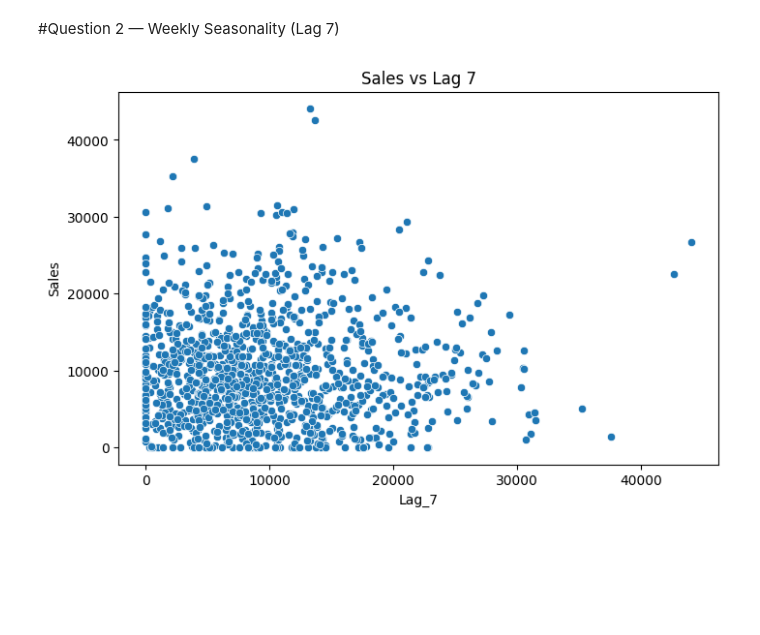
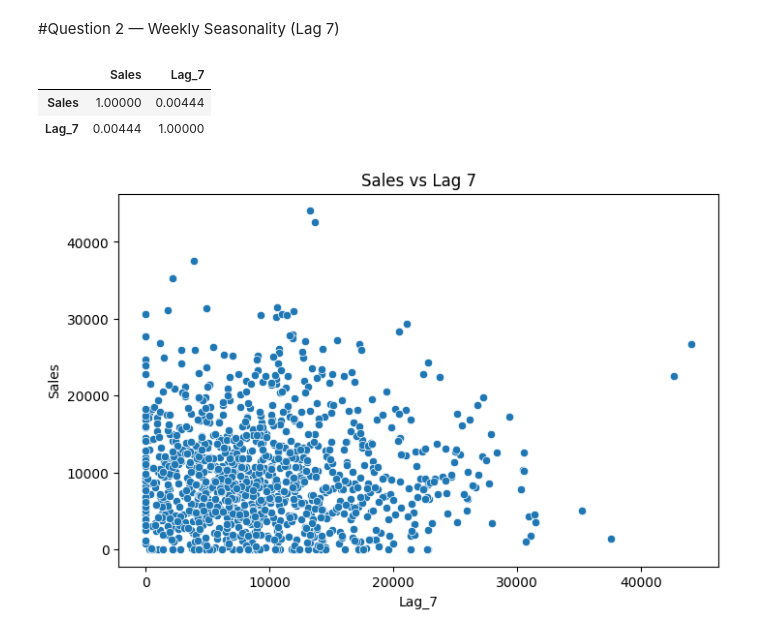
Before and after one commit to elvispreakerebi/ml-pipeline-formative-1, a Jupyter notebook: Copy_of_Welcome_To_Colab.ipynb, the cells around one changed output. Cells and saved outputs as stored; diff of their text form; code cells hidden in the pictures; blank space fills up the shorter version.

```diff
--- a/Copy_of_Welcome_To_Colab.ipynb
+++ b/Copy_of_Welcome_To_Colab.ipynb
@@ -146,4 +147,13 @@ plt.show()
 [figure]
 # %% [markdown]
 #Question 2 — Weekly Seasonality (Lag 7)
+# %%
+daily_df['Lag_7'] = daily_df['Sales'].shift(7)
+
+correlation_lag7 = daily_df[['Sales','Lag_7']].corr()
+correlation_lag7
+# %% [output]
+|  | Sales | Lag_7 |
+| Sales | 1.00000 | 0.00444 |
+| Lag_7 | 0.00444 | 1.00000 |
 # %%
```
Also changed, not shown: parts of 6 cells of this notebook.
